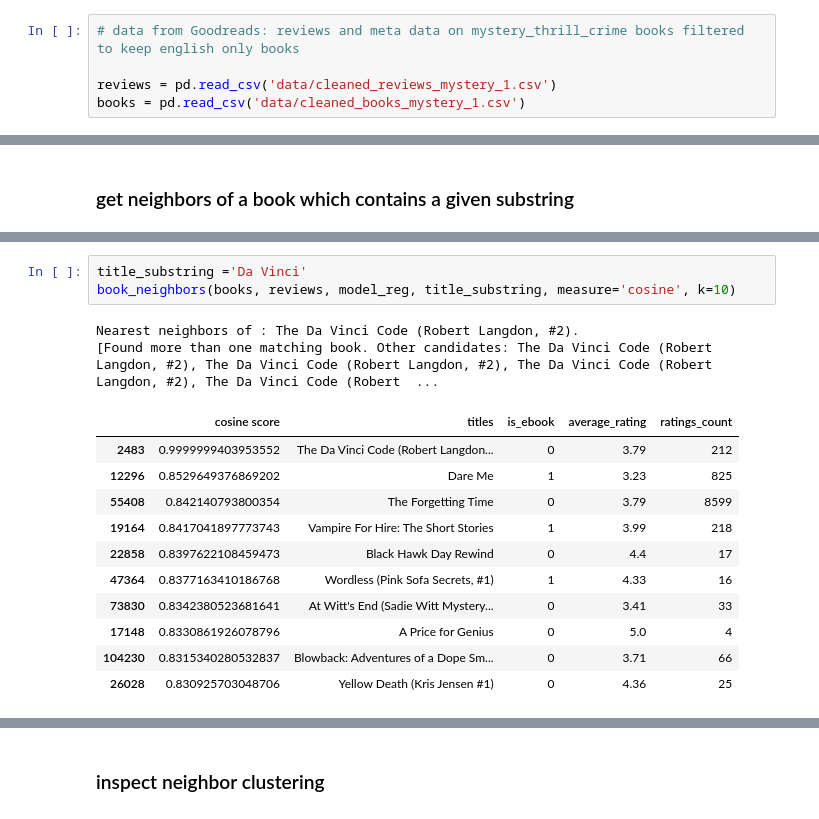
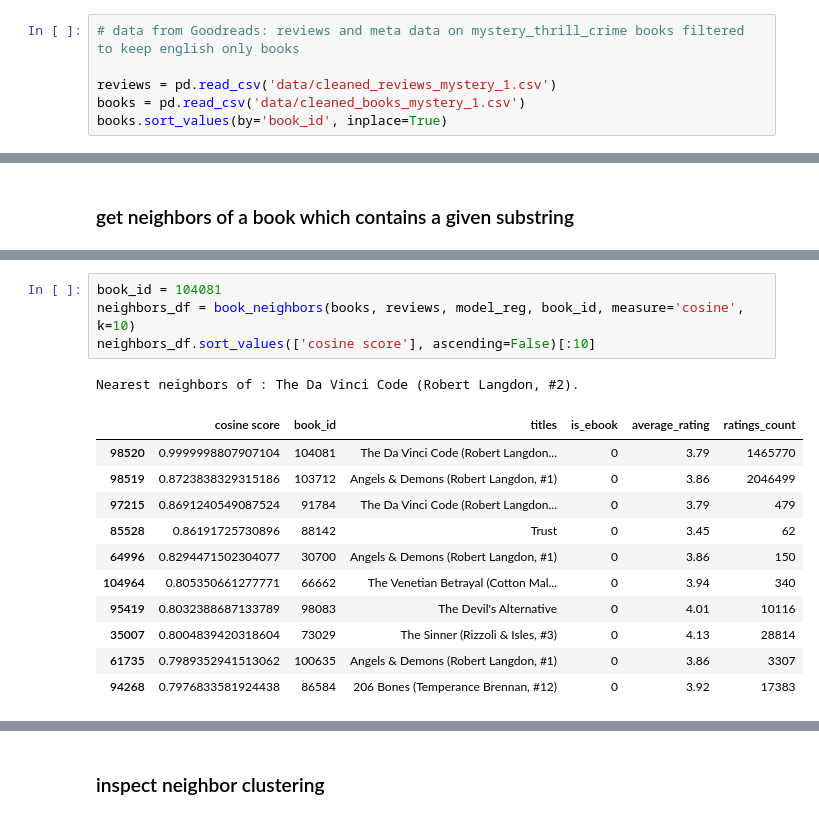
Before and after one commit to elainewyq/Goodreads_Book_Recommender, a Jupyter notebook: Baseline_vs_CFModel.ipynb, the cells around one changed output, grey strips where cells are left out. Drawn from its saved outputs; the diff is of its cells as text.

Commit message:
last run baseline and CF model

```diff
--- a/Baseline_vs_CFModel.ipynb
+++ b/Baseline_vs_CFModel.ipynb
@@ -27,6 +27,7 @@ from src.Baseline_Model import build_baseline_model
 
 reviews = pd.read_csv('data/cleaned_reviews_mystery_1.csv')
 books = pd.read_csv('data/cleaned_books_mystery_1.csv')
+books.sort_values(by='book_id', inplace=True)
 # %%
 print('num of books is %d \nnum of users is %d'%(reviews.book_id.nunique(), reviews.user_id.nunique()))
 # %% [output]
@@ -250,22 +256,22 @@ books[books.old_book_id.isin(similar_book_by_gr)].title
 49066                                  The Millionaires
 Name: title, dtype: object
 # %%
-title_substring ='Da Vinci'
-book_neighbors(books, reviews, model_reg, title_substring, measure='cosine', k=10)
+book_id = 104081
+neighbors_df = book_neighbors(books, reviews, model_reg, book_id, measure='cosine', k=10)
+neighbors_df.sort_values(['cosine score'], ascending=False)[:10]
 # %% [output]
 Nearest neighbors of : The Da Vinci Code (Robert Langdon, #2).
-[Found more than one matching book. Other candidates: The Da Vinci Code (Robert Langdon, #2), The Da Vinci Code (Robert Langdon, #2), The Da Vinci Code (Robert Langdon, #2), The Da Vinci Code (Robert  ...
-|  | cosine score | titles | is_ebook | average_rating | ratings_count |
-| 2483 | 0.9999999403953552 | The Da Vinci Code (Robert Langdon... | 0 | 3.79 | 212 |
-| 12296 | 0.8529649376869202 | Dare Me | 1 | 3.23 | 825 |
-| 55408 | 0.842140793800354 | The Forgetting Time | 0 | 3.79 | 8599 |
-| 19164 | 0.8417041897773743 | Vampire For Hire: The Short Stories | 1 | 3.99 | 218 |
-| 22858 | 0.8397622108459473 | Black Hawk Day Rewind | 0 | 4.4 | 17 |
-| 47364 | 0.8377163410186768 | Wordless (Pink Sofa Secrets, #1) | 1 | 4.33 | 16 |
-| 73830 | 0.8342380523681641 | At Witt's End (Sadie Witt Mystery... | 0 | 3.41 | 33 |
-| 17148 | 0.8330861926078796 | A Price for Genius | 0 | 5.0 | 4 |
-| 104230 | 0.8315340280532837 | Blowback: Adventures of a Dope Sm... | 0 | 3.71 | 66 |
-| 26028 | 0.830925703048706 | Yellow Death (Kris Jensen #1) | 0 | 4.36 | 25 |
+|  | cosine score | book_id | titles | is_ebook | average_rating | ratings_count |
+| 98520 | 0.9999998807907104 | 104081 | The Da Vinci Code (Robert Langdon... | 0 | 3.79 | 1465770 |
+| 98519 | 0.8723838329315186 | 103712 | Angels & Demons (Robert Langdon, #1) | 0 | 3.86 | 2046499 |
+| 97215 | 0.8691240549087524 | 91784 | The Da Vinci Code (Robert Langdon... | 0 | 3.79 | 479 |
+| 85528 | 0.86191725730896 | 88142 | Trust | 0 | 3.45 | 62 |
+| 64996 | 0.8294471502304077 | 30700 | Angels & Demons (Robert Langdon, #1) | 0 | 3.86 | 150 |
+| 104964 | 0.805350661277771 | 66662 | The Venetian Betrayal (Cotton Mal... | 0 | 3.94 | 340 |
+| 95419 | 0.8032388687133789 | 98083 | The Devil's Alternative | 0 | 4.01 | 10116 |
+| 35007 | 0.8004839420318604 | 73029 | The Sinner (Rizzoli & Isles, #3) | 0 | 4.13 | 28814 |
+| 61735 | 0.7989352941513062 | 100635 | Angels & Demons (Robert Langdon, #1) | 0 | 3.86 | 3307 |
+| 94268 | 0.7976833581924438 | 86584 | 206 Bones (Temperance Brennan, #12) | 0 | 3.92 | 17383 |
 # %%
 # from our review data, check which books are co-rated highly with a given book
 def get_top_corated(ratings, books, book_id):
```
Also changed, not shown: parts of 19 cells of this notebook.
